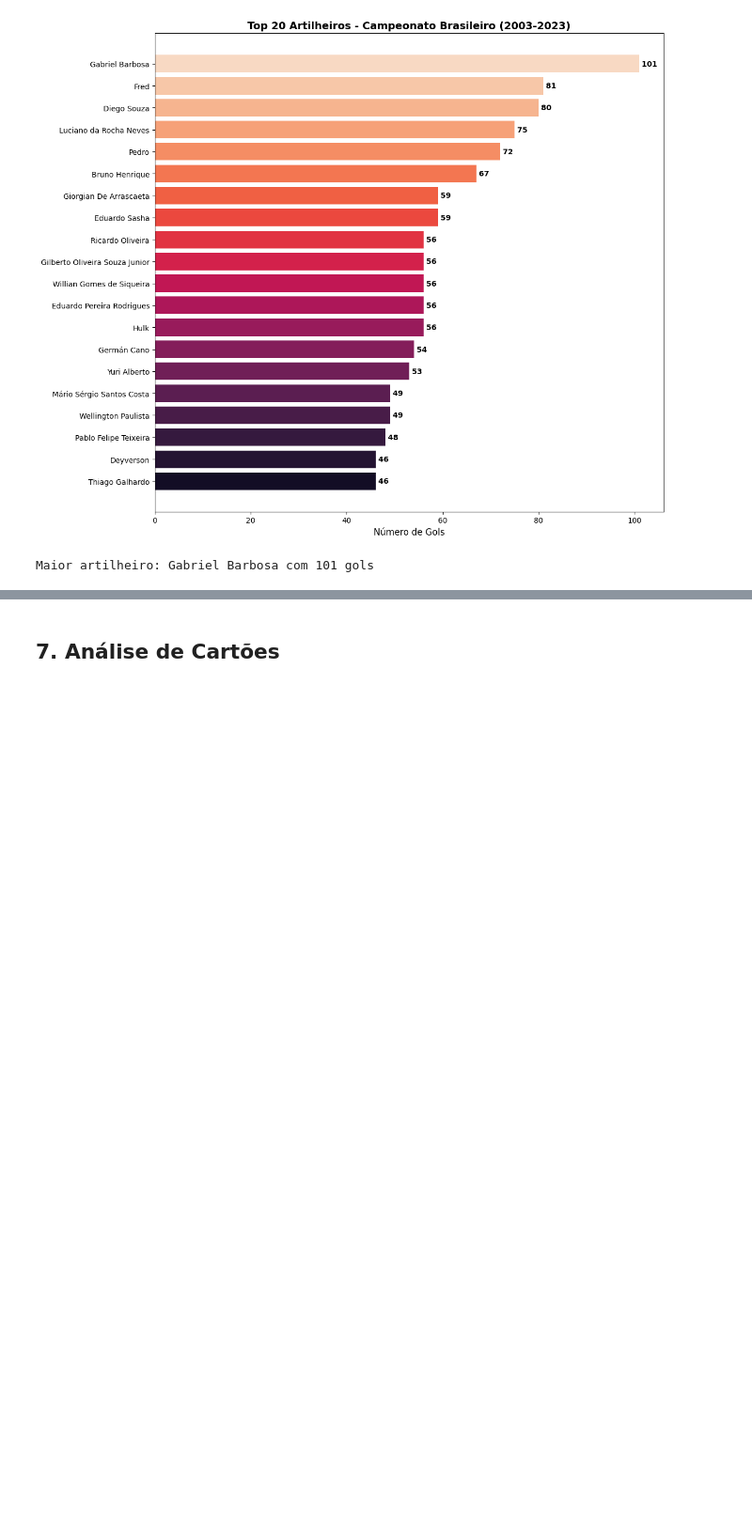
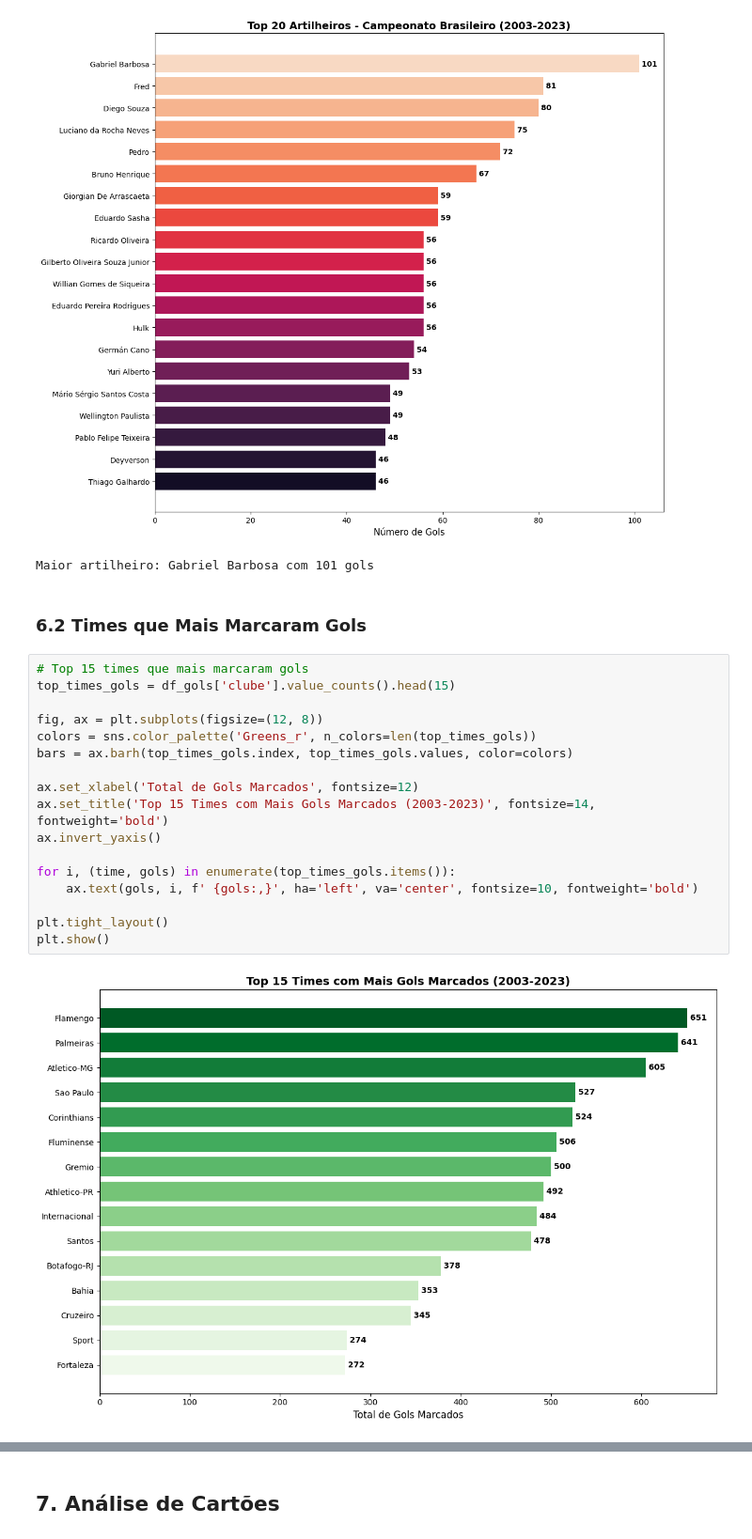
Before and after one commit to Nicollaxs/Campeonato-Brasileiro-de-futebol, a Jupyter notebook: Data Layer/raw/analytics (1).ipynb, the cells around one changed output, grey strips where cells are left out. Shown at 94% size. Cells and saved outputs as stored; diff of their text form; blank space fills up the shorter version.

```diff
--- a/Data Layer/raw/analytics (1).ipynb
+++ b/Data Layer/raw/analytics (1).ipynb
@@ -364,3 +364,24 @@ print(f"\nMaior artilheiro: {top_artilheiros.index[0]} com {top_artilheiros.valu
 # %% [output]
 [figure]
 Maior artilheiro: Gabriel Barbosa com 101 gols
+# %% [markdown]
+### 6.2 Times que Mais Marcaram Gols
+# %%
+# Top 15 times que mais marcaram gols
+top_times_gols = df_gols['clube'].value_counts().head(15)
+
+fig, ax = plt.subplots(figsize=(12, 8))
+colors = sns.color_palette('Greens_r', n_colors=len(top_times_gols))
+bars = ax.barh(top_times_gols.index, top_times_gols.values, color=colors)
+
+ax.set_xlabel('Total de Gols Marcados', fontsize=12)
+ax.set_title('Top 15 Times com Mais Gols Marcados (2003-2023)', fontsize=14, fontweight='bold')
+ax.invert_yaxis()
+
+for i, (time, gols) in enumerate(top_times_gols.items()):
+    ax.text(gols, i, f' {gols:,}', ha='left', va='center', fontsize=10, fontweight='bold')
+
+plt.tight_layout()
+plt.show()
+# %% [output]
+[figure, added]
```
Also changed, not shown: parts of 4 cells of this notebook, 2 other files.
